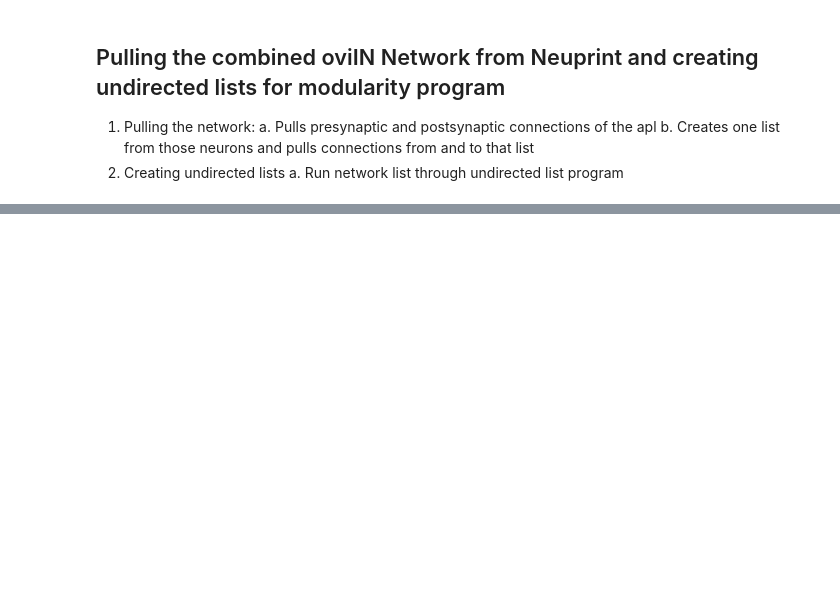
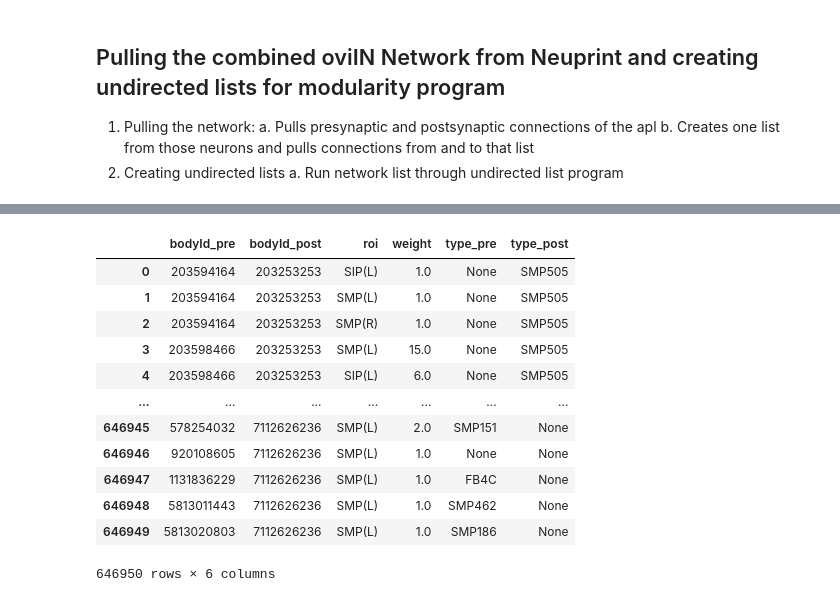
Before and after one commit to RhessaWL/flybrain-clustering, a Jupyter notebook: oviIN_combined_octthirtyfirst/creating_network.ipynb, the cells around one changed output, grey strips where cells are left out. Saved outputs shown, nothing was run; the diff lists cells and outputs as text; code cells hidden in the pictures; blank space fills up the shorter version.

```diff
--- a/oviIN_combined_octthirtyfirst/creating_network.ipynb
+++ b/oviIN_combined_octthirtyfirst/creating_network.ipynb
@@ -37,3 +196,27 @@ conn_out, conn_out_ = fetch_adjacencies(conn_df_in.bodyId_post, conn_df_in.bodyI
+# %%
+#conn_out['bodyId_pre'] = conn_out.bodyId.astype(int)
+#conn_out.rename(columns = {'bodyId':'bodyId_post'}, inplace = True)
+pre = conn_out[['bodyId_pre', 'type']]
+post = conn_out[['bodyId_post', 'type']]
+out_pre = conn_out_.merge(pre, on = 'bodyId_pre', how = 'right',suffixes=('_pre', '_post'))
+out_ = out_pre.merge(post, on = 'bodyId_post', how = 'right', suffixes=('_pre', '_post'))
+out_.bodyId_post = out_.bodyId_post.astype('Int64')
+#out_.bodyId_pre = out_.bodyId_pre.astype('Int64')
+out_
+# %% [output]
+|  | bodyId_pre | bodyId_post | roi | weight | type_pre | type_post |
+| 0 | 203594164 | 203253253 | SIP(L) | 1.0 | None | SMP505 |
+| 1 | 203594164 | 203253253 | SMP(L) | 1.0 | None | SMP505 |
+| 2 | 203594164 | 203253253 | SMP(R) | 1.0 | None | SMP505 |
+| 3 | 203598466 | 203253253 | SMP(L) | 15.0 | None | SMP505 |
+| 4 | 203598466 | 203253253 | SIP(L) | 6.0 | None | SMP505 |
+| ... | ... | ... | ... | ... | ... | ... |
+| 646945 | 578254032 | 7112626236 | SMP(L) | 2.0 | SMP151 | None |
+| 646946 | 920108605 | 7112626236 | SMP(L) | 1.0 | None | None |
+| 646947 | 1131836229 | 7112626236 | SMP(L) | 1.0 | FB4C | None |
+| 646948 | 5813011443 | 7112626236 | SMP(L) | 1.0 | SMP462 | None |
+| 646949 | 5813020803 | 7112626236 | SMP(L) | 1.0 | SMP186 | None |
+646950 rows × 6 columns
 # %%
 #2b. This function creates an undirected list and accounts for bidirectionality
 def create_undirected(df):
```
Also changed, not shown: parts of 18 cells of this notebook, 5 other files.
